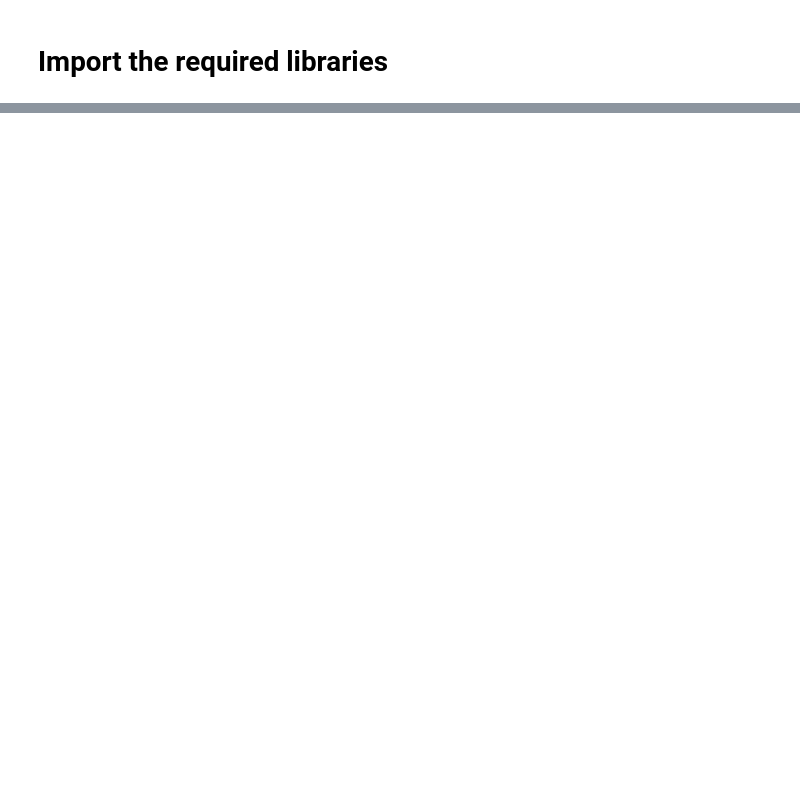
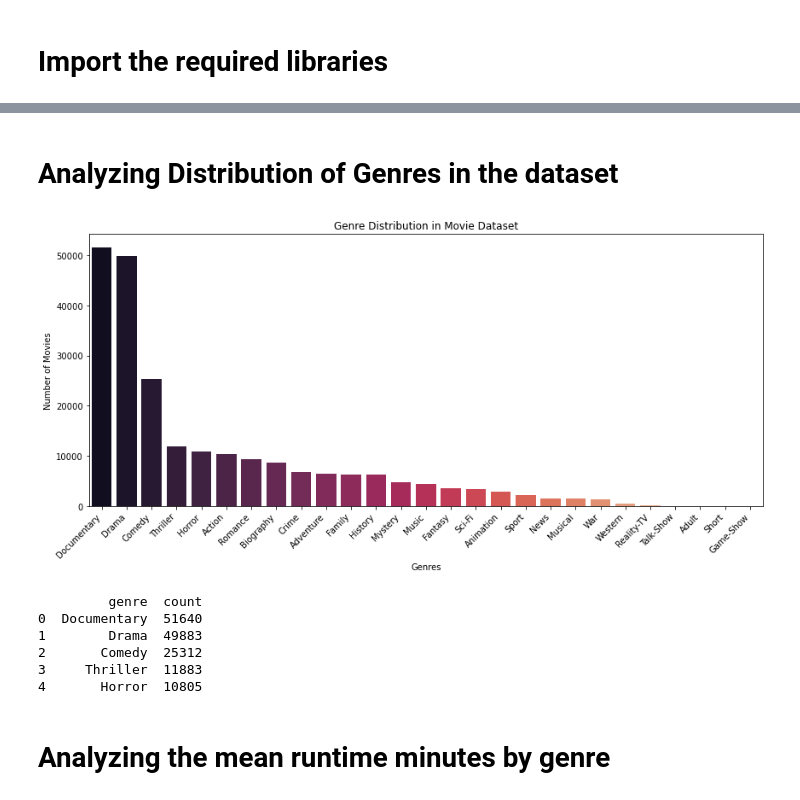
Before and after one commit to Khadija-Omar/final-dsc-phase-1-project, a Jupyter notebook: student.ipynb, the cells around one changed output, grey strips where cells are left out. Cells and saved outputs as stored; diff of their text form; code cells hidden in the pictures; blank space fills up the shorter version.

```diff
--- a/student.ipynb
+++ b/student.ipynb
@@ -98,0 +226,3 @@ import seaborn as sns
+# %%
+#Convert start year to datetime object
+title_basics['start_year']=pd.to_datetime(title_basics['start_year'],format='%Y')
@@ -98,0 +246,11 @@ import seaborn as sns
+# %% [markdown]
+# Analyzing Distribution of Genres in the dataset
+# %%
+# Extract and split the genres
+genre_data = title_basics['genres'].str.split(',')
+# %%
+#Loop through the genre_data and add individual genres to the all_genres list
+all_genres= []
+for genres in genre_data:
+   if isinstance(genres,list):
+        all_genres.extend(genres)
@@ -98,0 +263,28 @@ import seaborn as sns
+# %%
+#Create a DataFrame of Genre counts
+genre_counts=pd.Series(all_genres).value_counts().reset_index()
+genre_counts.columns=['genre','count']
+# %%
+#Create a bar plot to visualize the distribution of genres
+plt.figure(figsize=(12, 6))
+sns.barplot(x='genre', y='count',data=genre_counts, palette='rocket')
+plt.xlabel('Genres')
+plt.ylabel('Number of Movies')
+plt.title('Genre Distribution in Movie Dataset')
+plt.xticks(rotation=45, ha='right')
+plt.tight_layout()
+plt.show()
+# %% [output]
+[figure, added]
+# %%
+#Print the top 10 most common genres
+print(genre_counts.head(5))
+# %% [output]
+         genre  count
+0  Documentary  51640
+1        Drama  49883
+2       Comedy  25312
+3     Thriller  11883
+4       Horror  10805
+# %% [markdown]
+# Analyzing  the mean runtime minutes by genre
```
Also changed, not shown: parts of 91 cells of this notebook.
